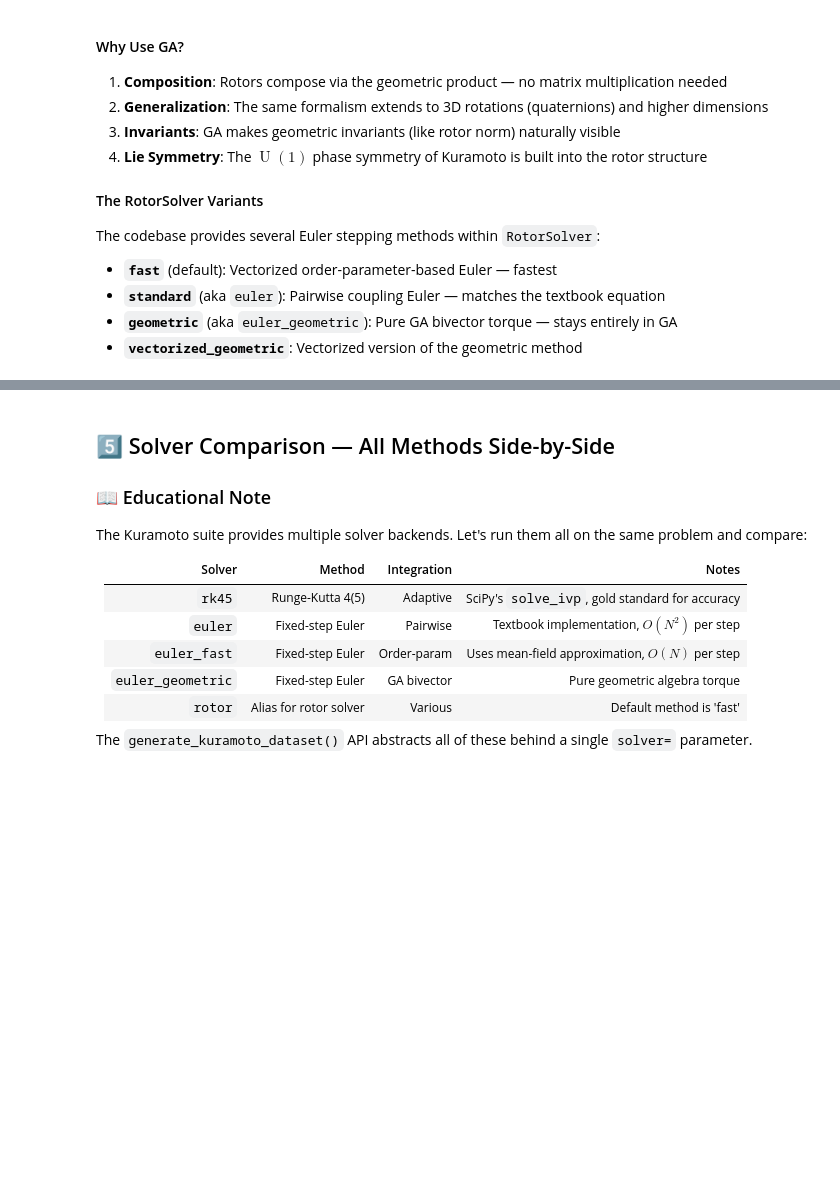
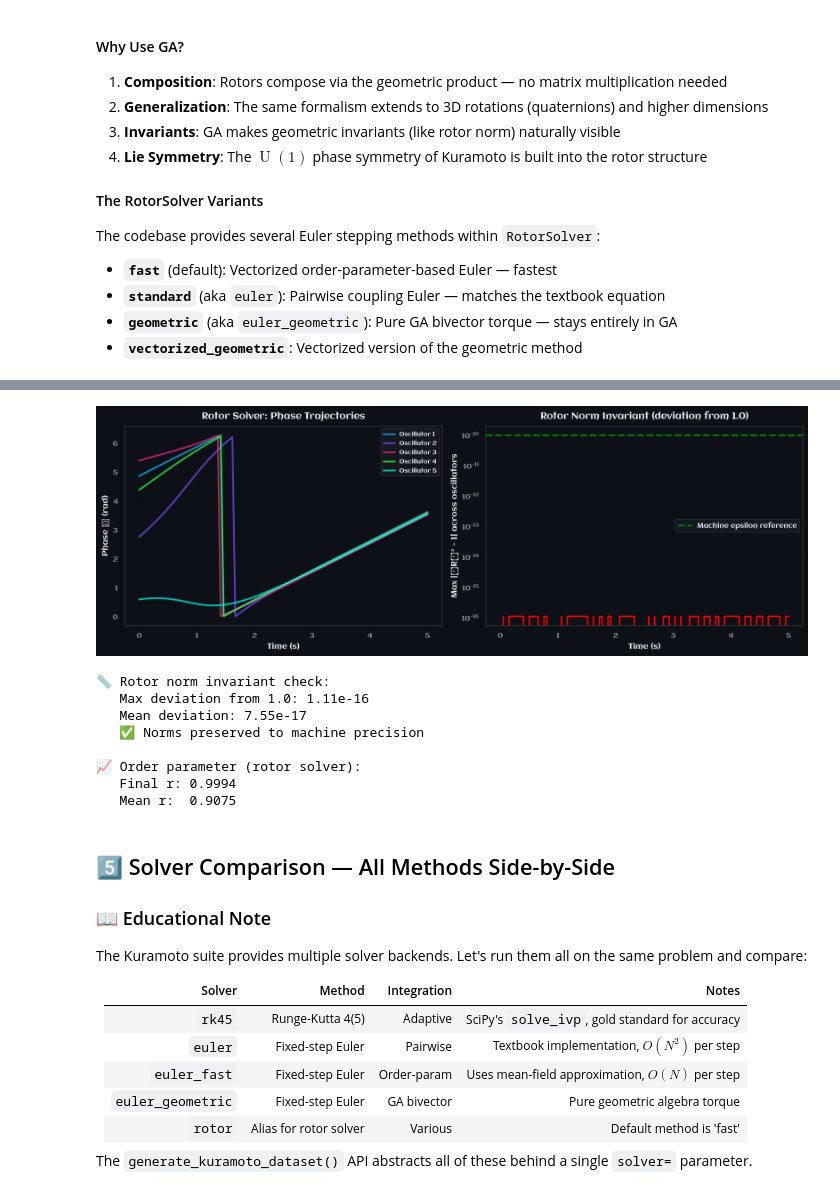
Before and after one commit to Scriber-Labs/kuramoto-benchmark-suite, a Jupyter notebook: examples/notebooks/styling_and_visuals_demo.ipynb, the cells around one changed output, grey strips where cells are left out. Drawn from its saved outputs; the diff is of its cells as text; code cells hidden in the pictures; blank space fills up the shorter version.

Commit message:
fixes regarding source code based on @styling_and_visuals_demo.ipynb. still need to continue with the notebook error-fix dance starting at cell 18

```diff
--- a/examples/notebooks/styling_and_visuals_demo.ipynb
+++ b/examples/notebooks/styling_and_visuals_demo.ipynb
@@ -347,11 +348,13 @@ if CLIFFORD_AVAILABLE:
     e1, e2 = blades['e1'], blades['e2']
     e12 = e1 ^ e2  # bivector (outer product) — the rotation plane
 
+    # In Cl(2,0), the .value array layout is: [scalar, e1, e2, e12]
+    # So .value[0] = scalar part, .value[3] = e12 bivector coefficient
     print(f"\n📐 Basis vectors:")
-    print(f"   e1² = {(e1*e1).scalar()}  (should be +1)")
-    print(f"   e2² = {(e2*e2).scalar()}  (should be +1)")
+    print(f"   e1² = {float((e1*e1).value[0])}  (should be +1)")
+    print(f"   e2² = {float((e2*e2).value[0])}  (should be +1)")
     print(f"   e12 = e1∧e2 (bivector, the rotation plane)")
-    print(f"   e12² = {(e12*e12).scalar():.6f}  (should be -1, like imaginary unit i)")
+    print(f"   e12² = {float((e12*e12).value[0]):.6f}  (should be -1, like imaginary unit i)")
 
     # Create a rotor for a specific phase
     theta = np.pi / 4  # 45 degrees
@@ -360,14 +363,21 @@ if CLIFFORD_AVAILABLE:
     # Using the half-angle formula: R = cos(theta/2) - e12 * sin(theta/2)
     R = np.cos(theta / 2) - e12 * np.sin(theta / 2)
 
+    # Find the bivector index in the .value array (e12 is at index 3 in Cl(2,0))
+    b_idx = None
+    for i, v in enumerate(e12.value):
+        if v != 0:
+            b_idx = i
+            break
+
     print(f"\n🔄 Rotor for θ = {theta:.4f} rad ({np.degrees(theta):.1f}°):")
     print(f"   R = {R}")
-    print(f"   Scalar part: {R.scalar():.6f}  (cos(θ/2) = {np.cos(theta/2):.6f})")
+    print(f"   Scalar part: {float(R.value[0]):.6f}  (cos(θ/2) = {np.cos(theta/2):.6f})")
 
     # Extract phase back from the rotor
-    # The bivector coefficient is -sin(theta/2)
-    bivector_coeff = float(R[e12])
-    scalar_part = R.scalar()
+    # The bivector coefficient is -sin(theta/2), stored at .value[b_idx]
+    bivector_coeff = float(R.value[b_idx])
+    scalar_part = float(R.value[0])
     theta_extracted = 2 * np.arctan2(-bivector_coeff, scalar_part)
 
     print(f"   Bivector coeff: {bivector_coeff:.6f}  (-sin(θ/2) = {-np.sin(theta/2):.6f})")
@@ -375,18 +385,19 @@ if CLIFFORD_AVAILABLE:
     print(f"   Round-trip error: {abs(theta - theta_extracted):.2e}")
 
     # Demonstrate rotor norm preservation (key invariant)
-    norm_squared = (R * ~R).scalar()  # R * reverse(R) should be 1
-    print(f"\n📏 Rotor norm invariant: R·~R = {norm_squared:.10f}  (should be 1.0)")
+    # abs(R) computes sqrt((R * R.conjugate()).scalar()) — should be 1 for unit rotors
+    norm_R = abs(R)
+    print(f"\n📏 Rotor norm invariant: |R| = {norm_R:.10f}  (should be 1.0)")
     print(f"   This is the GA equivalent of |e^(iθ)| = 1 for complex numbers")
 
-    # Show rotation action: R v ~R rotates vector v by angle theta
+    # Show rotation action: R v R.conjugate() rotates vector v by angle theta
     v = e1  # unit vector along x-axis
-    v_rotated = R * v * ~R  # rotate v by the rotor
+    v_rotated = R * v * R.conjugate()  # rotate v by the rotor
 
-    print(f"\n🔄 Rotation action: R · e1 · ~R")
+    print(f"\n🔄 Rotation action: R · e1 · R.conjugate()")
     print(f"   Original vector: e1 = (1, 0)")
-    x_new = float(v_rotated[e1])
-    y_new = float(v_rotated[e2])
+    x_new = float(v_rotated.value[1])  # e1 component is at index 1
+    y_new = float(v_rotated.value[2])  # e2 component is at index 2
     print(f"   Rotated vector: ({x_new:.6f}, {y_new:.6f})")
     print(f"   Expected: (cos(θ), sin(θ)) = ({np.cos(theta):.6f}, {np.sin(theta):.6f})")
 
@@ -423,7 +447,7 @@ if CLIFFORD_AVAILABLE:
         for j in range(N):
             theta_j = phases[i, j]
             R_j = np.cos(theta_j / 2) - solver.blades['e12'] * np.sin(theta_j / 2)
-            norm_j = (R_j * ~R_j).scalar()
+            norm_j = abs(R_j)  # |R| should be 1.0 for unit rotors
             max_norm_deviation = max(max_norm_deviation, abs(norm_j - 1.0))
         norms.append(max_norm_deviation)
 
@@ -439,33 +463,43 @@ if CLIFFORD_AVAILABLE:
     axes[0].set_title("Rotor Solver: Phase Trajectories")
     axes[0].legend(fontsize=8)
     axes[0].grid(True, alpha=0.3)
 
     # Right: Norm deviation (should be near zero)
     axes[1].plot(times, norms, color='red', linewidth=2)
     axes[1].set_xlabel("Time (s)")
     axes[1].set_ylabel("Max |‖R‖² - 1| across oscillators")
     axes[1].set_title("Rotor Norm Invariant (deviation from 1.0)")
     axes[1].set_yscale('log')
     axes[1].axhline(y=1e-10, color='green', linestyle='--', label='Machine epsilon reference')
     axes[1].legend()
     axes[1].grid(True, alpha=0.3)
 
     plt.tight_layout()
     plt.show()
 
     print(f"📏 Rotor norm invariant check:")
     print(f"   Max deviation from 1.0: {norms.max():.2e}")
     print(f"   Mean deviation: {norms.mean():.2e}")
     print(f"   ✅ Norms preserved to machine precision" if norms.max() < 1e-10 else "   ⚠️  Some norm drift detected")
 
     # Order parameter from rotor solver
     r_rotor = compute_order_parameter(phases)
     print(f"\n📈 Order parameter (rotor solver):")
     print(f"   Final r: {r_rotor[-1]:.4f}")
     print(f"   Mean r:  {r_rotor.mean():.4f}")
 
 else:
     print("⚠️  Clifford not available — skipping rotor invariant demonstration")
+# %% [output]
+[figure, added]
+📏 Rotor norm invariant check:
+   Max deviation from 1.0: 1.11e-16
+   Mean deviation: 7.55e-17
+   ✅ Norms preserved to machine precision
+
+📈 Order parameter (rotor solver):
+   Final r: 0.9994
+   Mean r:  0.9075
 # %% [markdown]
 ## 5️⃣ Solver Comparison — All Methods Side-by-Side
 
```
Also changed, not shown: parts of 14 cells of this notebook.
